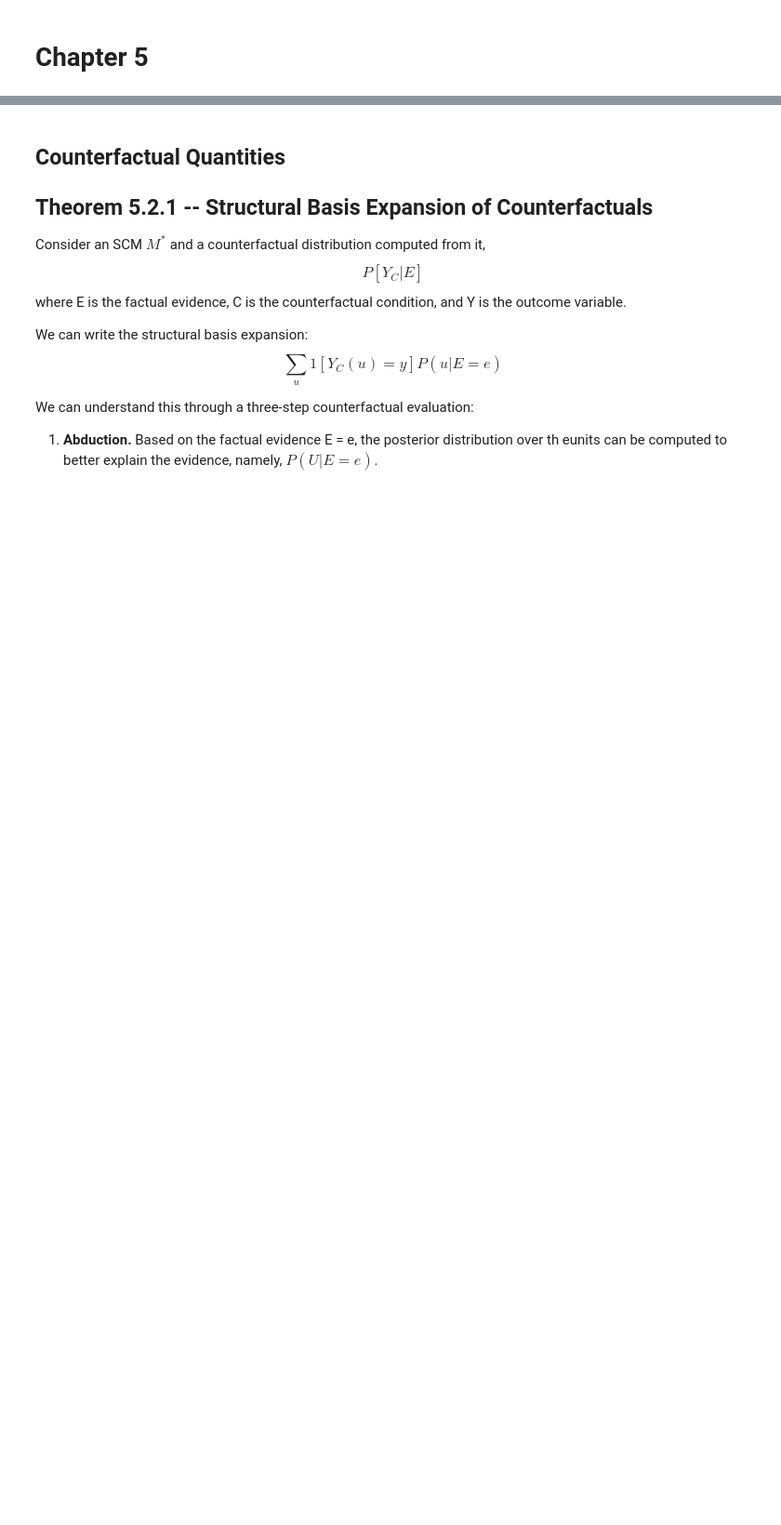
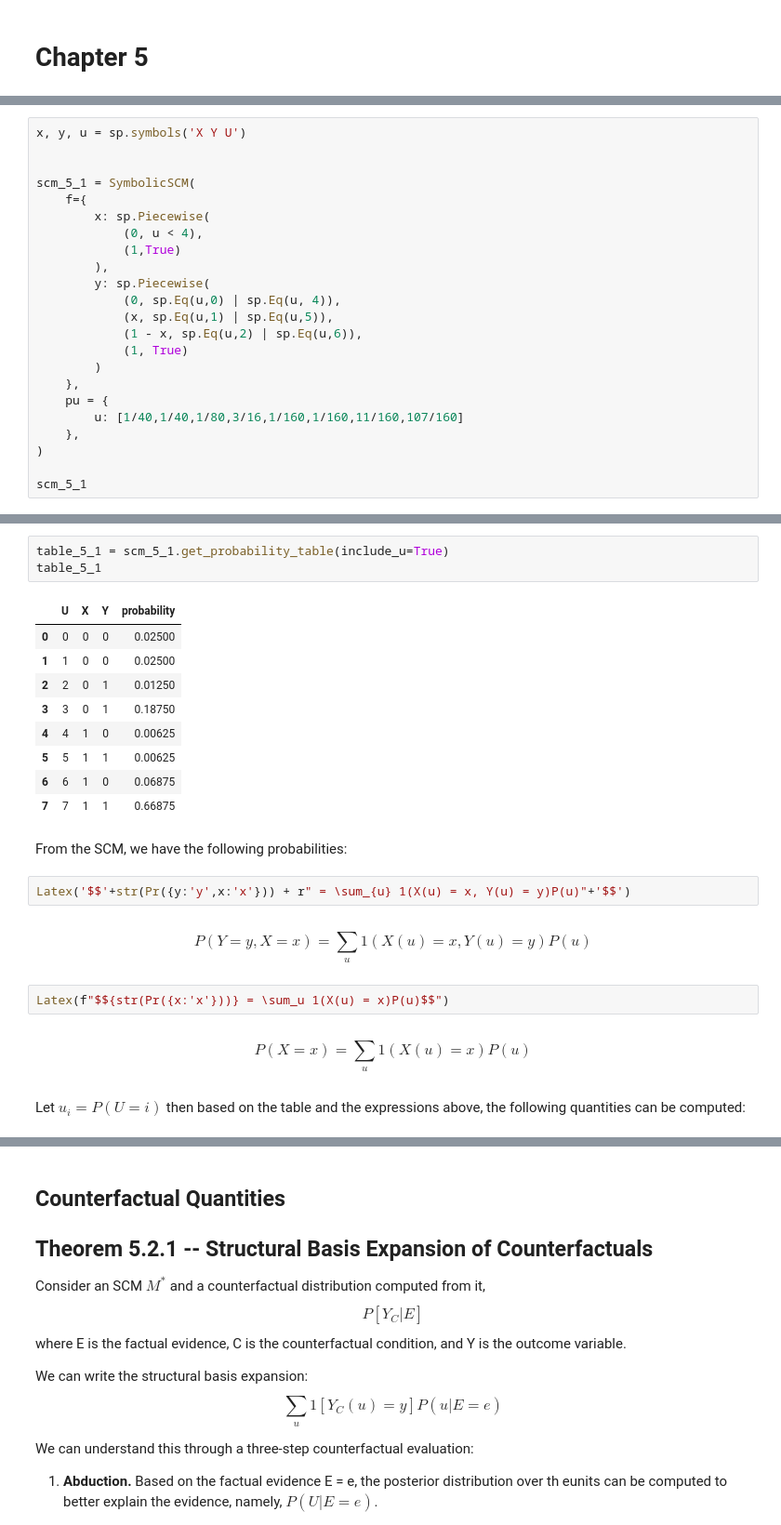
Before and after one commit to CausalAILab/causalai-book, a Jupyter notebook: chapter5.ipynb, the cells around one changed output, grey strips where cells are left out. Shown at 93% size. Drawn from its saved outputs; the diff is of its cells as text; blank space fills up the shorter version.

```diff
--- a/chapter5.ipynb
+++ b/chapter5.ipynb
@@ -2,0 +20,23 @@
+# %%
+x, y, u = sp.symbols('X Y U')
+
+
+scm_5_1 = SymbolicSCM(
+    f={
+        x: sp.Piecewise(
+            (0, u < 4),
+            (1,True)
+        ),
+        y: sp.Piecewise(
+            (0, sp.Eq(u,0) | sp.Eq(u, 4)),
+            (x, sp.Eq(u,1) | sp.Eq(u,5)),
+            (1 - x, sp.Eq(u,2) | sp.Eq(u,6)),
+            (1, True)
+        )
+    },
+    pu = {
+        u: [1/40,1/40,1/80,3/16,1/160,1/160,11/160,107/160]
+    },
+)
+
+scm_5_1
@@ -2,0 +51,25 @@
+# %%
+table_5_1 = scm_5_1.get_probability_table(include_u=True)
+table_5_1
+# %% [output]
+|  | U | X | Y | probability |
+| 0 | 0 | 0 | 0 | 0.02500 |
+| 1 | 1 | 0 | 0 | 0.02500 |
+| 2 | 2 | 0 | 1 | 0.01250 |
+| 3 | 3 | 0 | 1 | 0.18750 |
+| 4 | 4 | 1 | 0 | 0.00625 |
+| 5 | 5 | 1 | 1 | 0.00625 |
+| 6 | 6 | 1 | 0 | 0.06875 |
+| 7 | 7 | 1 | 1 | 0.66875 |
+# %% [markdown]
+From the SCM, we have the following probabilities:
+# %%
+Latex('$$'+str(Pr({y:'y',x:'x'})) + r" = \sum_{u} 1(X(u) = x, Y(u) = y)P(u)"+'$$')
+# %% [output]
+$$P\left(Y = y, X = x\right) = \sum_{u} 1(X(u) = x, Y(u) = y)P(u)$$
+# %%
+Latex(f"$${str(Pr({x:'x'}))} = \sum_u 1(X(u) = x)P(u)$$")
+# %% [output]
+$$P\left(X = x\right) = \sum_u 1(X(u) = x)P(u)$$
+# %% [markdown]
+Let $u_i = P(U=i)$ then based on the table and the expressions above, the following quantities can be computed:
```
Also changed, not shown: parts of 69 cells of this notebook, 10 other files.
